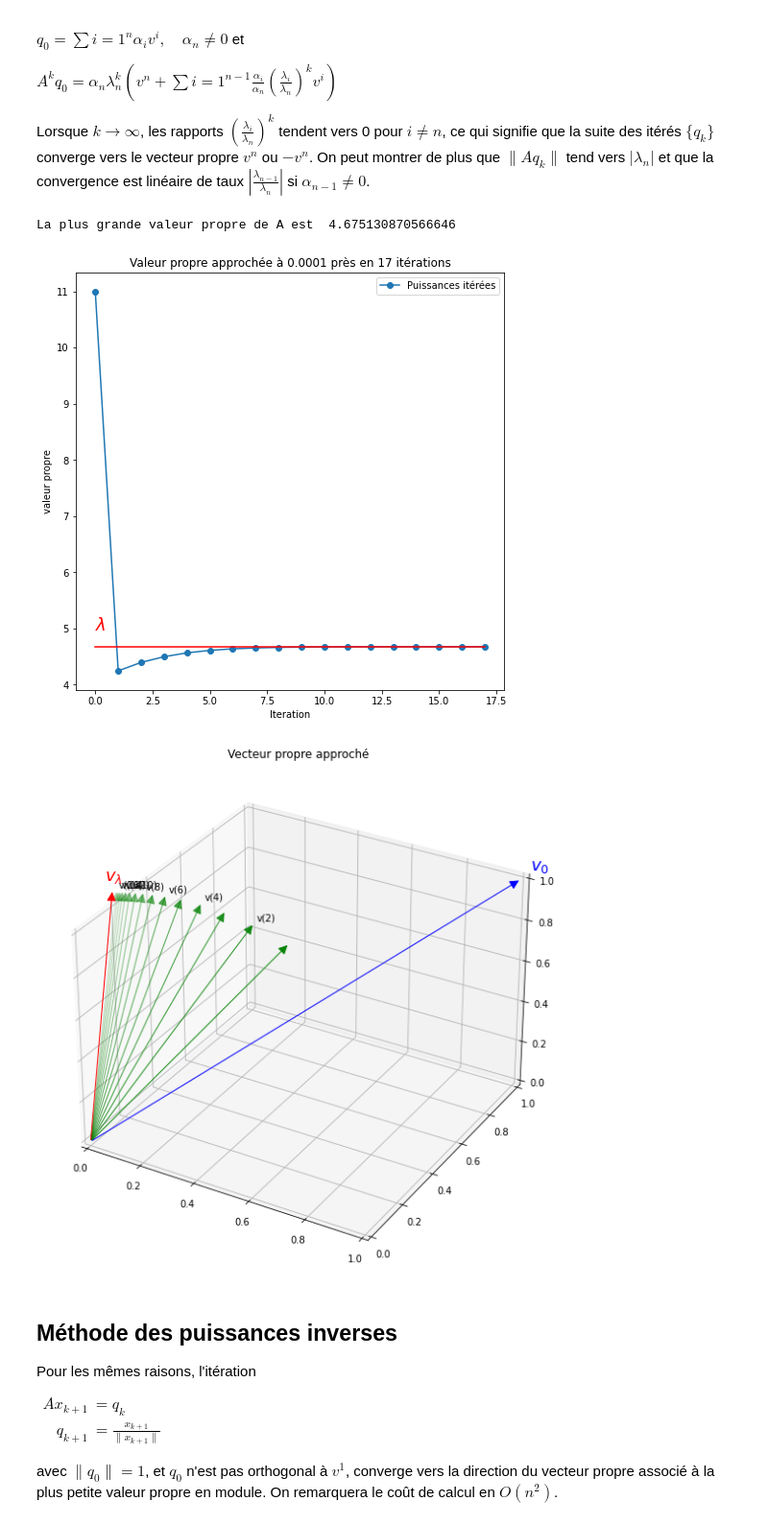
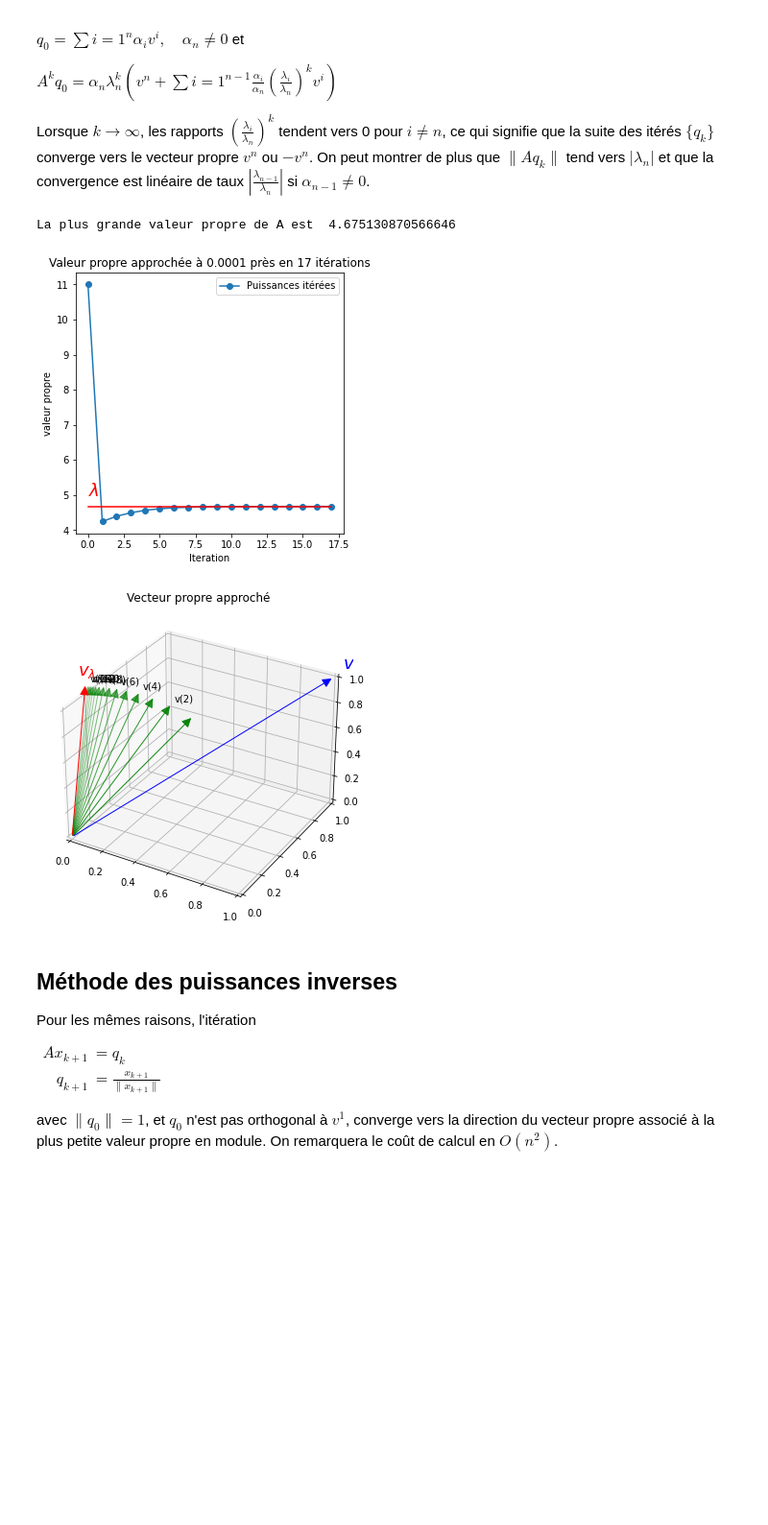
Before and after one commit to vbarra/ANbook, a Jupyter notebook: _build/jupyter_execute/puissiter.ipynb, the cells around one changed output. Shown: that part at 96% size. Saved outputs shown, nothing was run; the diff lists cells and outputs as text; code cells hidden in the pictures; blank space fills up the shorter version.

```diff
--- a/_build/jupyter_execute/puissiter.ipynb
+++ b/_build/jupyter_execute/puissiter.ipynb
@@ -146,37 +146,37 @@ lam =np.max(w)
 print("La plus grande valeur propre de A est ",lam)
 
 epsilon = 1e-4
 niter=50
 ll, vv,k = puissiter(A,np.ones(3),lam,niter,epsilon)
 
-fig = plt.figure(figsize=(8,8))
+fig = plt.figure(figsize=(5,5))
 plt.plot(range(len(ll)),ll,'-o',label='Puissances itérées')
 plt.plot(range(len(ll)),lam*np.ones((len(ll)), dtype=np.uint8) ,'r')
 plt.ylabel('valeur propre')
 plt.xlabel('Iteration');
 plt.text(0, lam+0.3, "$\lambda$", color="r", fontsize=18)
 plt.legend()
 plt.title("Valeur propre approchée à "+ str(epsilon)+" près en "+str(k)+" itérations")
 
-fig = plt.figure(figsize=(8,8))
+fig = plt.figure(figsize=(5,5))
 ax = fig.add_subplot(111, projection='3d')
 #plt.subplot(122)
 plot_vector3d(ax,vv[0], color="b",mutation_scale=20)
 ax.annotate3D('$v_0$', (vv[0][0],vv[0][1],vv[0][2]), xytext=(10, 10), textcoords='offset points',color="b",fontsize=18)
 for i in range(1,k):
     plot_vector3d(ax,vv[i], color="g",alpha = 1-float(i)/k,mutation_scale=20)
     if i%2==0 :
         ax.annotate3D('v('+str(i)+')', (vv[i][0],vv[i][1],vv[i][2]), xytext=(3, 3), textcoords='offset points')
 
 #        plt.text(vv[i][0],vv[i][1]+0.05,vv[i][2],'v('+str(i)+')',color="g")
 plot_vector3d(ax,vmax, color="r",mutation_scale=20)
 ax.annotate3D('$v_\lambda$', (vmax[0],vmax[1],vmax[2]), xytext=(-8, 10), textcoords='offset points',color="r",fontsize=18)
 plt.title("Vecteur propre approché")
 plt.tight_layout()
 # %% [output]
 La plus grande valeur propre de A est  4.675130870566646
-[figure, old version]
+[figure, new version]
-[figure, old version]
+[figure, new version]
 # %% [markdown]
 ## Méthode des puissances inverses
 
```
Also changed, not shown: 10 other files.
